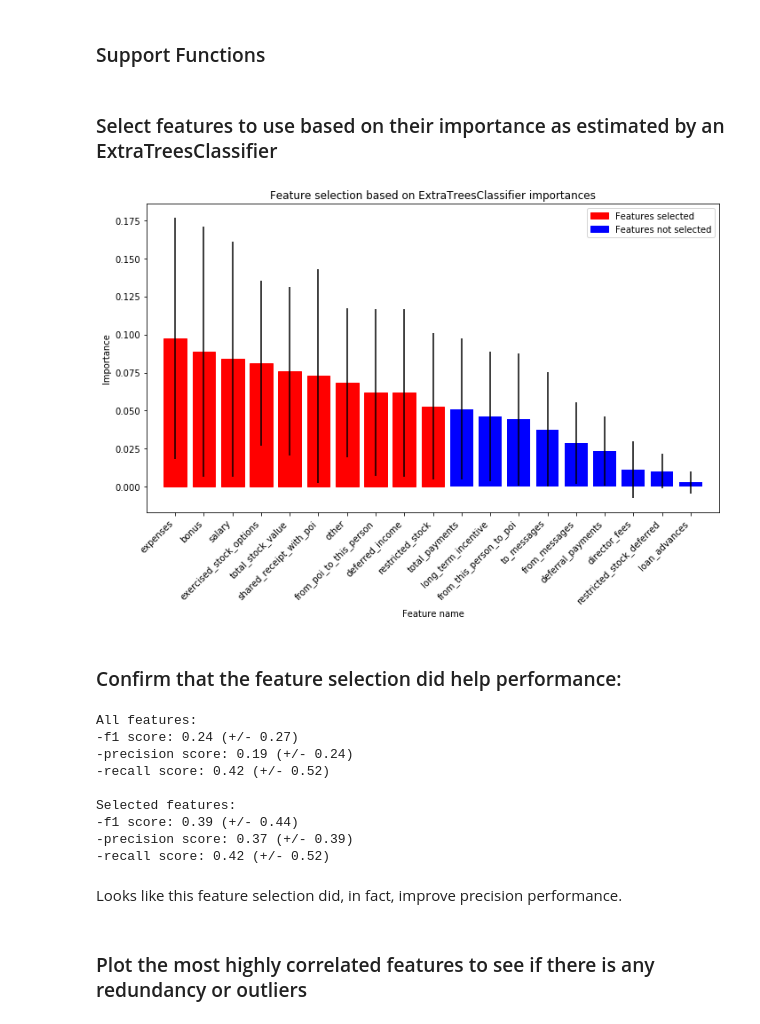
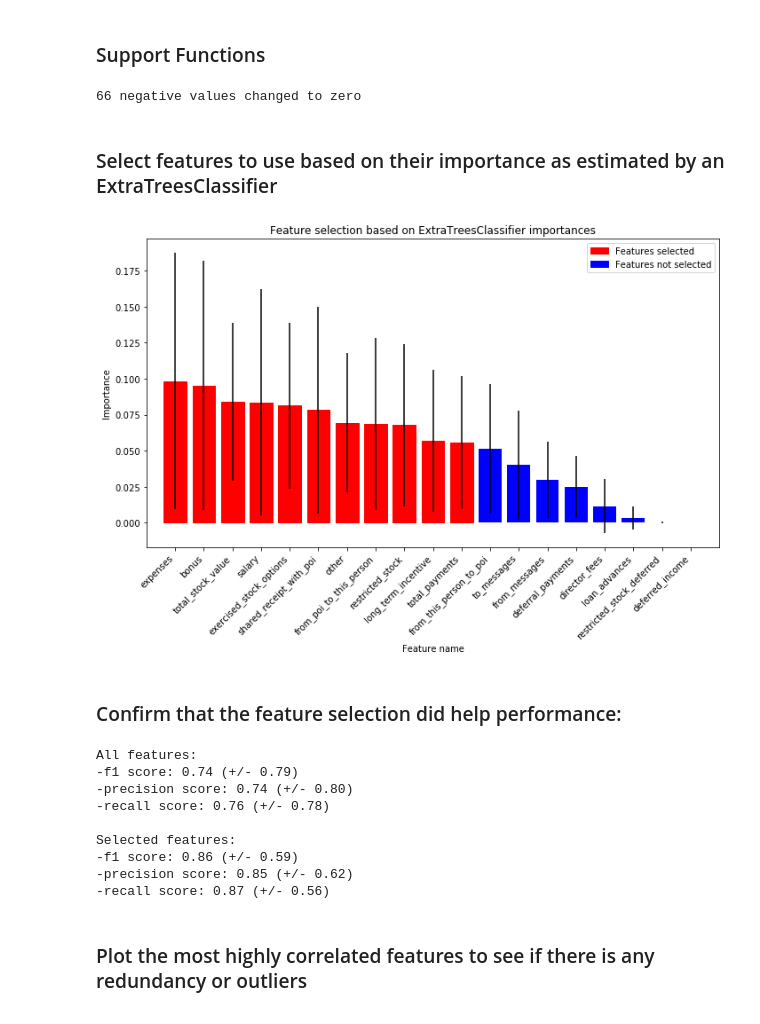
Before and after one commit to trnoriega/enron-data-classifier, a Jupyter notebook: feature_selection.ipynb, the cells around one changed output. Drawn from its saved outputs; the diff is of its cells as text; code cells hidden in the pictures.

Commit message:
Improve get_print_scores function and remove negative values at the outset

```diff
--- a/feature_selection.ipynb
+++ b/feature_selection.ipynb
@@ -19,7 +19,7 @@ from tools.feature_format import featureFormat, targetFeatureSplit
 # For make_features_labels
 from tools.feature_format import featureFormat, targetFeatureSplit
 
-def importance_plotter(features, labels, feature_names, balanced=False):
+def importance_plotter(features, labels, feature_names, balanced=False, threshold='mean'):
     """
     Makes a bar graph of feature importances based on ExtraTreesClassifier.
     Returns a list with the features selected to be above the importance mean.
@@ -39,7 +39,7 @@ def importance_plotter(features, labels, feature_names, balanced=False):
     name_array = np.array(feature_names)
     sorted_names = name_array[indices]
 
-    model = SelectFromModel(forest, prefit=True, threshold='mean')
+    model = SelectFromModel(forest, prefit=True, threshold=threshold)
     selected_indices = model.get_support()
     selected_names = name_array[selected_indices]
 
@@ -110,26 +110,39 @@ with open('data/final_project_dataset.pkl', 'rb') as f:
 
 # Remove 'TOTAL' from data
 del fin_data['TOTAL']
+
+# Convert negative numbers in data to zero
+count = 0
+for key1, item in fin_data.items():
+    for key2 in item.keys():
+        if item[key2] < 0:
+            item[key2] = 0
+            count += 1
+print '%i negative values changed to zero' % count
+# %% [output]
+66 negative values changed to zero
 # %% [markdown]
 ### Select features to use based on their importance as estimated by an ExtraTreesClassifier
 # %%
 # features_list is a list of feature names in the financial data.
 # The first feature must be "poi".
 # Start with all features except: 'email_address'
 
 all_feature_names = ['poi', 'salary', 'to_messages', 'deferral_payments', 'total_payments',\
 'exercised_stock_options', 'bonus', 'restricted_stock', 'shared_receipt_with_poi',\
 'restricted_stock_deferred', 'total_stock_value', 'expenses', 'loan_advances',\
 'from_messages', 'other', 'from_this_person_to_poi', 'director_fees', 'deferred_income',\
 'long_term_incentive', 'from_poi_to_this_person']
 
 all_features, all_labels = make_features_labels(fin_data, all_feature_names)
 
 # Select the most important features based on ExtraTreesClassifier
 selected_feature_names = importance_plotter(all_features, all_labels,
-                                            np.array(all_feature_names[1:]), balanced=True)
+                                            np.array(all_feature_names[1:]),
+                                            balanced=True,
+                                            threshold='mean')
 # %% [output]
-[figure, old version]
+[figure, new version]
 # %% [markdown]
 ### Confirm that the feature selection did help performance:
 # %%
@@ -143,17 +156,13 @@ selected_features, selected_labels = make_features_labels(fin_data, selected_fea
 
 clf = GaussianNB()
 def fit_print_scores(clf, features, labels):
-
-    cv = StratifiedShuffleSplit(test_size=0.3, random_state=42)
-    f1_scores = cross_val_score(clf, features, labels, cv=5, scoring='f1')
-    print '-f1 score: %0.2f (+/- %0.2f)' % (f1_scores.mean(),
-                                           f1_scores.std() * 2)
-    precision_scores = cross_val_score(clf, features, labels, cv=5, scoring='precision')
-    print '-precision score: %0.2f (+/- %0.2f)' % (precision_scores.mean(),
-                                                  precision_scores.std() * 2)
-    recall_scores = cross_val_score(clf, features, labels, cv=5, scoring='recall')
-    print '-recall score: %0.2f (+/- %0.2f)' % (recall_scores.mean(),
-                                                  recall_scores.std() * 2)
+    splits = 100
+    scores = ['f1', 'precision', 'recall']
+    for score in scores:
+        values = cross_val_score(clf, features, labels, cv=splits, scoring='%s_macro' % score)
+        print '-%s score: %0.2f (+/- %0.2f)' % (score,
+                                               values.mean(),
+                                               values.std() * 2)
 
 print 'All features:'
 fit_print_scores(clf, all_features, all_labels)
@@ -161,16 +170,14 @@ print '\nSelected features:'
 fit_print_scores(clf, selected_features, selected_labels)
 # %% [output]
 All features:
--f1 score: 0.24 (+/- 0.27)
--precision score: 0.19 (+/- 0.24)
--recall score: 0.42 (+/- 0.52)
+-f1 score: 0.74 (+/- 0.79)
+-precision score: 0.74 (+/- 0.80)
+-recall score: 0.76 (+/- 0.78)
 
 Selected features:
--f1 score: 0.39 (+/- 0.44)
--precision score: 0.37 (+/- 0.39)
--recall score: 0.42 (+/- 0.52)
+-f1 score: 0.86 (+/- 0.59)
+-precision score: 0.85 (+/- 0.62)
+-recall score: 0.87 (+/- 0.56)
-# %% [markdown]
-Looks like this feature selection did, in fact, improve precision performance.
 # %% [markdown]
 ### Plot the most highly correlated features to see if there is any redundancy or outliers
 # %%
```
Also changed, not shown: parts of 1 cell of this notebook.
